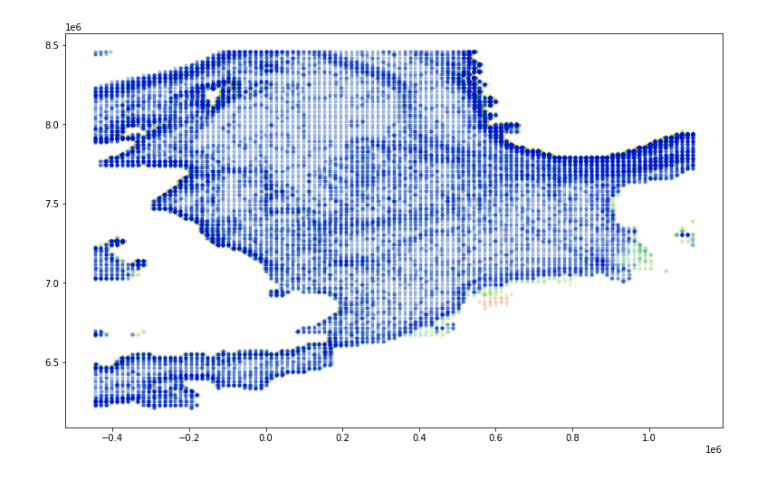
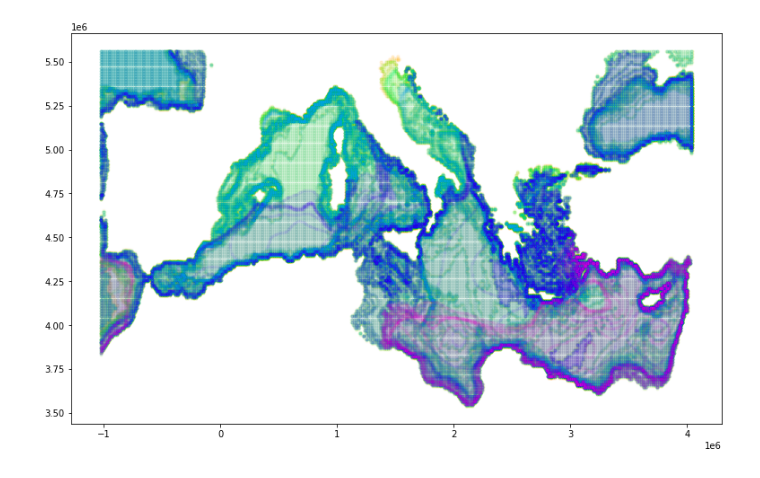
Before and after one commit to openearth/sdc-visualization, a Jupyter notebook: notebooks/isosurface.ipynb, the cells around one changed output. Cells and saved outputs as stored; diff of their text form; code cells hidden in the pictures.

```diff
--- a/notebooks/isosurface.ipynb
+++ b/notebooks/isosurface.ipynb
@@ -117,10 +142,12 @@ meta, contours =  compute_contours(ds_path)
+# %%
+meta, contours =  compute_contours(ds_path, variable='Temperature', percentiles = np.array([6, 8,  10, 12, 14, 16.0]))
 # %%
-N = matplotlib.colors.Normalize(meta['temp_min'], meta['temp_max'])
+N = matplotlib.colors.Normalize(meta['var_min'], meta['var_max'])
 colors = matplotlib.cm.hsv(N(meta['percentiles']))
 
 fig, ax = plt.subplots(figsize=(13, 8))
 for color, contour, percentile in list(zip(colors, contours, meta['percentiles'])):
     df =  pd.DataFrame(contour.points, columns=['x', 'y', 'z'])
     ax.plot(df.x, df.y, '.', alpha=0.04, color=color)
 # %% [output]
-[figure, old version]
+[figure, new version]
```
Also changed, not shown: parts of 12 cells of this notebook.
